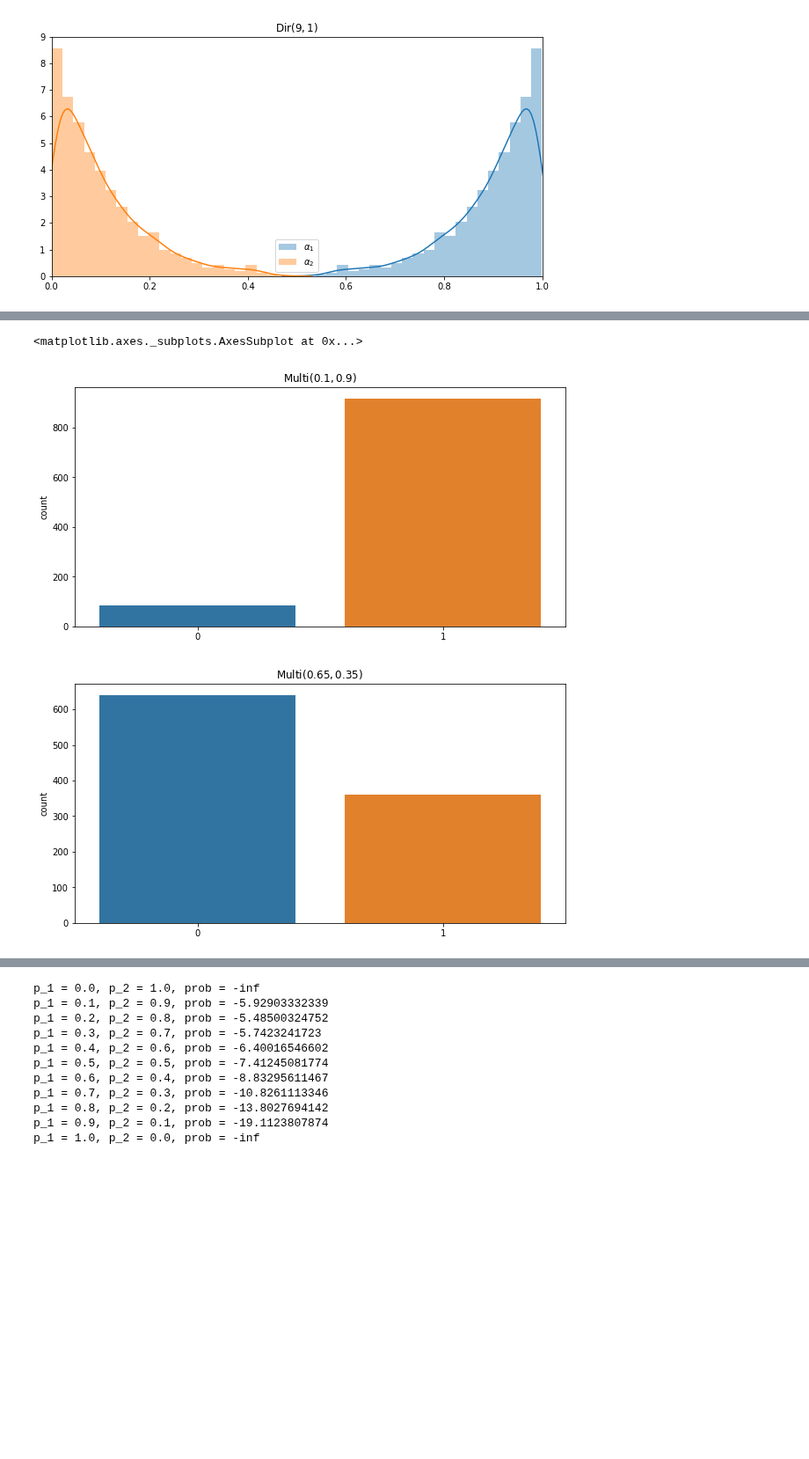
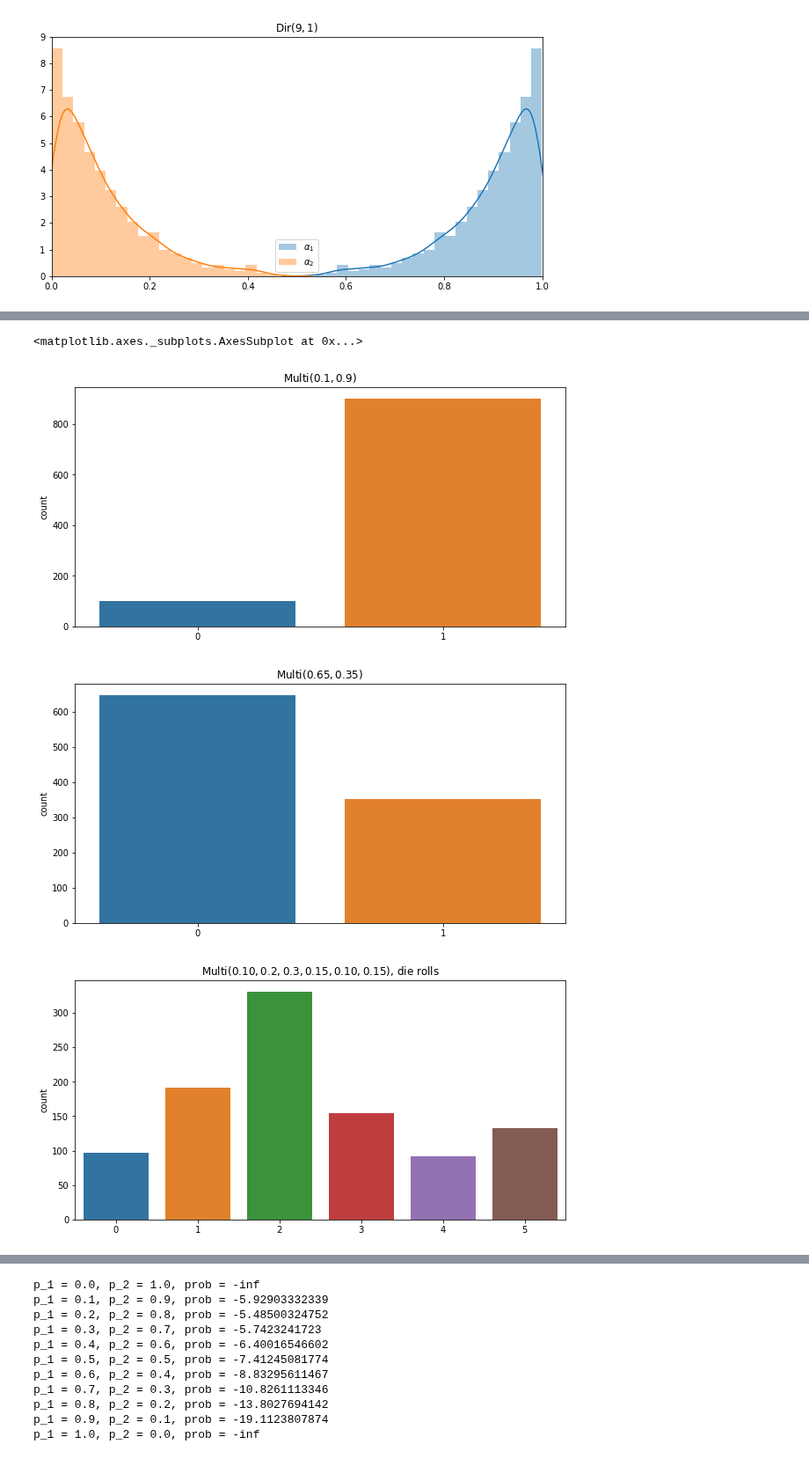
Before and after one commit to vangj/ds, a Jupyter notebook: dirichlet-multinomial-distribution.ipynb, the cells around one changed output, grey strips where cells are left out. Shown at 88% size. Saved outputs shown, nothing was run; the diff lists cells and outputs as text; code cells hidden in the pictures; blank space fills up the shorter version.

```diff
--- a/dirichlet-multinomial-distribution.ipynb
+++ b/dirichlet-multinomial-distribution.ipynb
@@ -218,14 +306,20 @@ k = 3, p = [0.1, 0.8, 0.1]
 # %%
 fig, ax = plt.subplots(1, 1, figsize=(10, 5))
 ax.set_title(r'$\operatorname{Multi}(0.1, 0.9)$')
 x = np.array([rmultnomial(np.array([0.1, 0.9])) for _ in range(1000)])
 sns.countplot(x)
 
 fig, ax = plt.subplots(1, 1, figsize=(10, 5))
 ax.set_title(r'$\operatorname{Multi}(0.65, 0.35)$')
 x = np.array([rmultnomial(np.array([0.65, 0.35])) for _ in range(1000)])
 sns.countplot(x)
+
+fig, ax = plt.subplots(1, 1, figsize=(10, 5))
+ax.set_title(r'$\operatorname{Multi}(0.10, 0.2, 0.3, 0.15, 0.10, 0.15)$, die rolls')
+x = np.array([rmultnomial(np.array([0.10, 0.2, 0.3, 0.15, 0.10, 0.15])) for _ in range(1000)])
+sns.countplot(x)
 # %% [output]
 <matplotlib.axes._subplots.AxesSubplot at 0x...>
-[figure, old version]
+[figure, new version]
-[figure, old version]
+[figure, new version]
+[figure, added]
```
Also changed, not shown: parts of 19 cells of this notebook.
